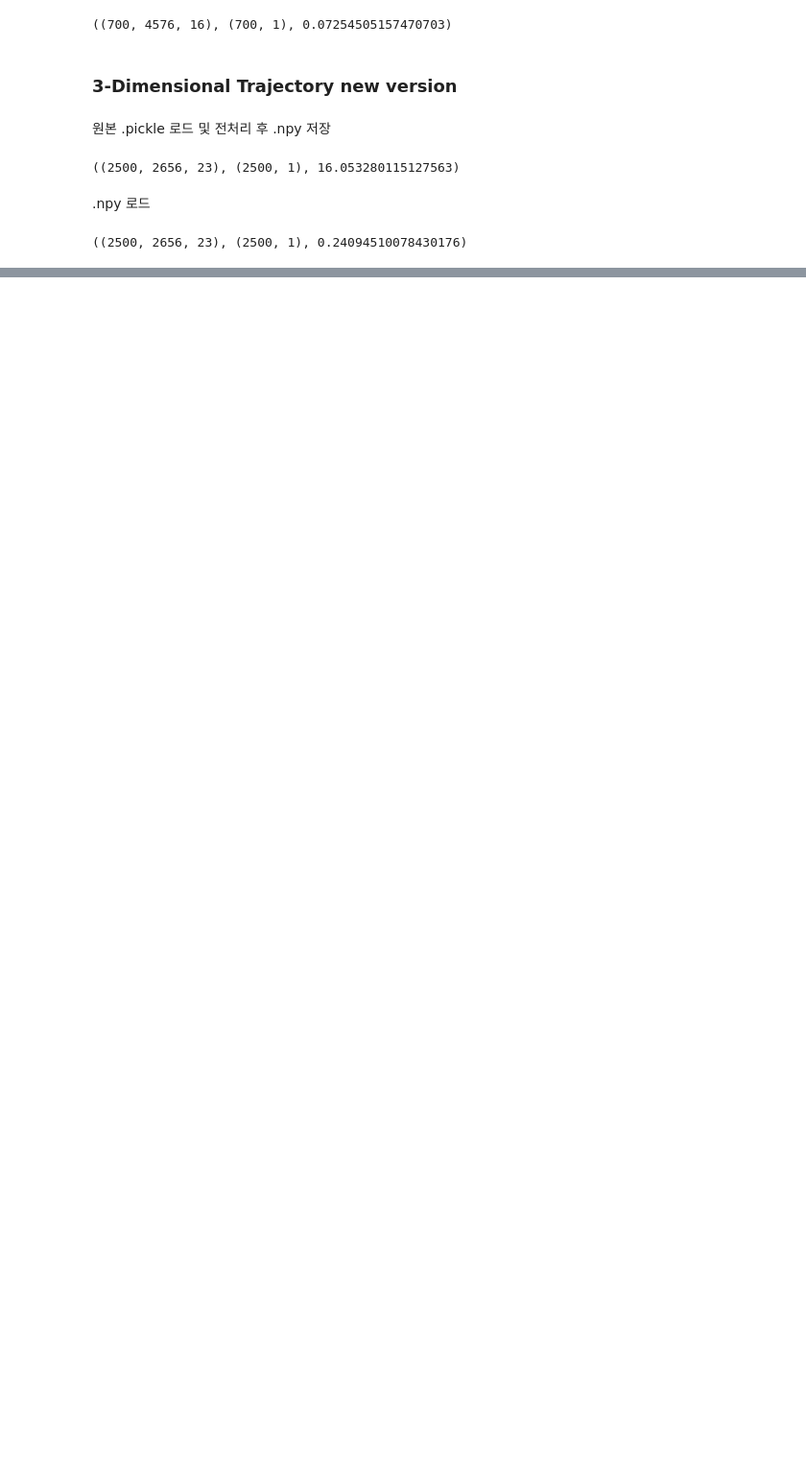
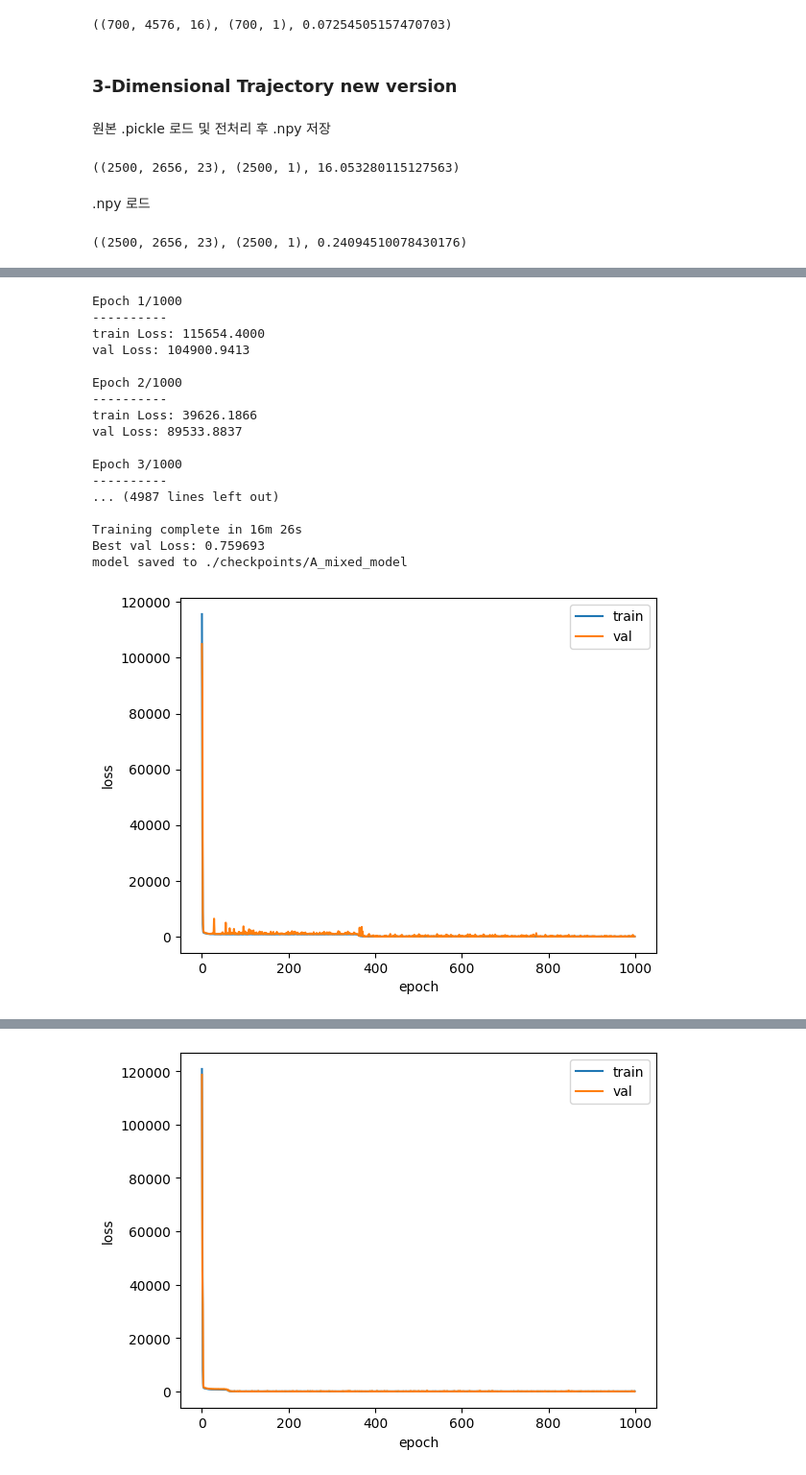
Before and after one commit to KyuhyoJeon/TrAE, a Jupyter notebook: main.ipynb, the cells around one changed output, grey strips where cells are left out. Shown at 96% size. Cells and saved outputs as stored; diff of their text form; code cells hidden in the pictures; blank space fills up the shorter version.

```diff
--- a/main.ipynb
+++ b/main.ipynb
@@ -231,7 +260,9 @@ x.shape, y.shape, time.time()-start
 # %%
 train_set, train_loader = data_provider(args, 'train')
+train_c_set, train_c_loader = data_provider(args, 'train_c')
 valid_set, valid_loader = data_provider(args, 'valid')
 test_set, test_loader = data_provider(args, 'test')
+total_set, total_loader = data_provider(args, 'pred')
 # next(iter(train_loader))[0].shape, next(iter(train_loader))[1].shape, len(train_loader), train_set.data_x.shape, train_set.data_y.shape
 # next(iter(valid_loader))[0].shape, next(iter(valid_loader))[1].shape, len(valid_loader), valid_set.data_x.shape, valid_set.data_y.shape
 # next(iter(test_loader))[0].shape, next(iter(test_loader))[1].shape, len(test_loader), test_set.data_x.shape, test_set.data_y.shape
@@ -319,3 +354,0 @@ def train_model(model, dataloaders, criterion, optimizer, num_epochs=10):
-# %%
-data_loaders = {'train': train_loader, 'val': valid_loader, 'test': test_loader}
-best_model, train_loss_history, val_loss_history = train_model(model, data_loaders, criterion, optimizer, num_epochs=args.train_epochs)
@@ -339,0 +355,71 @@ Best val Loss: 11686.564398
+# %%
+for dataT in ['mixed', 'normal']:
+    args.data_type = dataT
+    train_set, train_loader = data_provider(args, 'train')
+    train_c_set, train_c_loader = data_provider(args, 'train_c')
+    valid_set, valid_loader = data_provider(args, 'valid')
+    test_set, test_loader = data_provider(args, 'test')
+    total_set, total_loader = data_provider(args, 'pred')
+
+    if args.data == '3D/new':
+        for chT in ['Rmi', 'Vmi', 'Wmi', 'Accm', 'Ang', 'Fout', 'Fcmd']:
+            ch = {'Rmi':3, 'Vmi':3, 'Wmi':3, 'Accm':3, 'Ang':3, 'Fout':4, 'Fcmd':4}
+            args.input_channel = ch[chT]
+            model = TrAE(ConvEncoder, ConvDecoder, args).to(args.device)
+            criterion = nn.MSELoss()
+            optimizer = optim.Adam(model.parameters(), lr=args.lr)
+
+            data_loaders = {'train': train_loader, 'val': valid_loader, 'test': test_loader}
+            trained_model, best_model_wts, train_loss_history, val_loss_history = AE_train(model, data_loaders, criterion, optimizer, num_epochs=args.train_epochs, channels = args.input_channel, channel_type = chT)
+            torch.save(trained_model.state_dict(), args.checkpoints+args.model+'_'+args.data_type+'_'+chT+'_model.pth')
+            torch.save(trained_model.encoder.state_dict(), args.checkpoints+args.model+'_'+args.data_type+'_'+chT+'_model_e.pth')
+            trained_model.load_state_dict(best_model_wts)
+            torch.save(trained_model.state_dict(), args.checkpoints+args.model+'_'+args.data_type+'_'+chT+'_best_model.pth')
+            torch.save(trained_model.encoder.state_dict(), args.checkpoints+args.model+'_'+args.data_type+'_'+chT+'_best_model_e.pth')
+            print('model saved to %s' % args.checkpoints+args.model+'_'+args.data_type+'_'+chT+'_model')
+
+            plt.plot(train_loss_history, label='train')
+            plt.plot(val_loss_history, label='val')
+            plt.xlabel('epoch')
+            plt.ylabel('loss')
+            plt.legend()
+            plt.show()
+    else:
+        model = TrAE(ConvEncoder, ConvDecoder, args).to(args.device)
+        criterion = nn.MSELoss()
+        optimizer = optim.Adam(model.parameters(), lr=args.lr)
+
+        data_loaders = {'train': train_loader, 'val': valid_loader, 'test': test_loader}
+        trained_model, best_model_wts, train_loss_history, val_loss_history = AE_train(model, data_loaders, criterion, optimizer, num_epochs=args.train_epochs, channels = args.input_channel)
+        torch.save(trained_model.state_dict(), args.checkpoints+args.model+'_'+args.data_type+'_model.pth')
+        torch.save(trained_model.encoder.state_dict(), args.checkpoints+args.model+'_'+args.data_type+'_model_e.pth')
+        trained_model.load_state_dict(best_model_wts)
+        torch.save(trained_model.state_dict(), args.checkpoints+args.model+'_'+args.data_type+'_best_model.pth')
+        torch.save(trained_model.encoder.state_dict(), args.checkpoints+args.model+'_'+args.data_type+'_best_model_e.pth')
+        print('model saved to %s' % args.checkpoints+args.model+'_'+args.data_type+'_model')
+
+        plt.plot(train_loss_history, label='train')
+        plt.plot(val_loss_history, label='val')
+        plt.xlabel('epoch')
+        plt.ylabel('loss')
+        plt.legend()
+        plt.show()
+# %% [output]
+Epoch 1/1000
+----------
+train Loss: 115654.4000
+val Loss: 104900.9413
+
+Epoch 2/1000
+----------
+train Loss: 39626.1866
+val Loss: 89533.8837
+
+Epoch 3/1000
+----------
+... (4987 lines left out)
+
+Training complete in 16m 26s
+Best val Loss: 0.759693
+model saved to ./checkpoints/A_mixed_model
+[figure, added]
@@ -340,3 +443,4 @@ Best val Loss: 11686.564398
+[figure, added]
 # %%
 # Let's draw a learning curve like below.
 plt.plot(train_loss_history, label='train')
```
Also changed, not shown: parts of 21 cells of this notebook, 8 other files.
